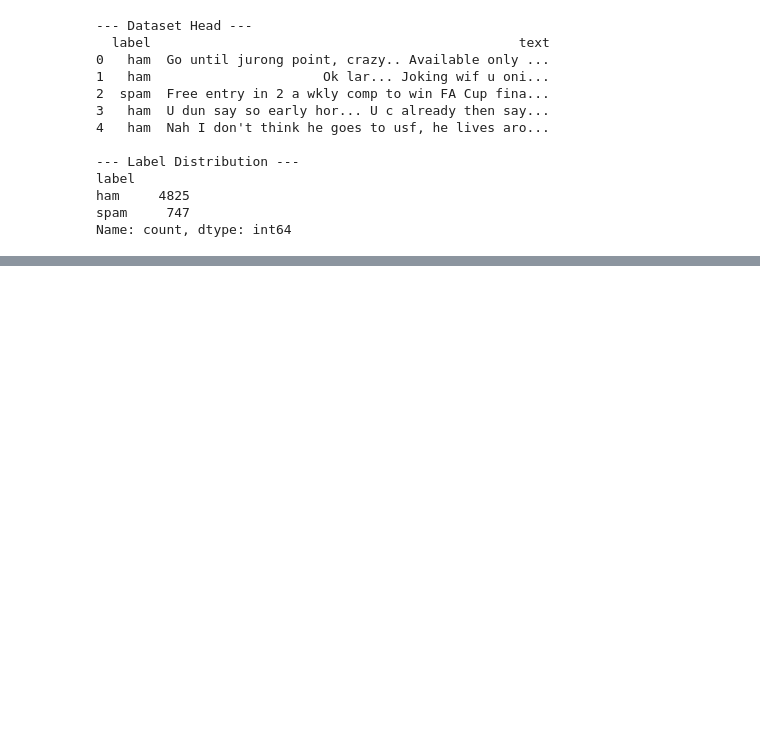
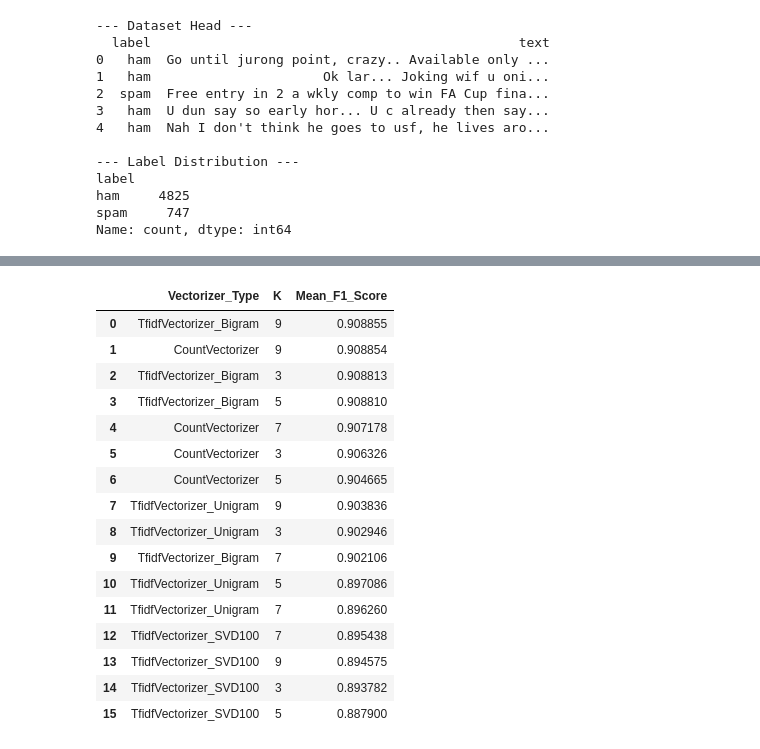
Before and after one commit to liorma6/Spam-Detection-NLP, a Jupyter notebook: spam_detection.ipynb, the cells around one changed output, grey strips where cells are left out. Cells and saved outputs as stored; diff of their text form; code cells hidden in the pictures; blank space fills up the shorter version.

```diff
--- a/spam_detection.ipynb
+++ b/spam_detection.ipynb
@@ -100,0 +215,74 @@ Note: you may need to restart the kernel to use updated packages.
+# %%
+from sklearn.base import clone
+from sklearn.metrics import f1_score
+from sklearn.model_selection import StratifiedKFold
+from sklearn.pipeline import make_pipeline
+
+vectorizer_configs = {
+    'CountVectorizer': CountVectorizer(),
+    'TfidfVectorizer_Unigram': TfidfVectorizer(),
+    'TfidfVectorizer_Bigram': TfidfVectorizer(ngram_range=(1, 2)),
+    'TfidfVectorizer_SVD100': make_pipeline(
+        TfidfVectorizer(),
+        TruncatedSVD(n_components=100, random_state=42)
+    ),
+}
+
+k_values = [3, 5, 7, 9]
+cv = StratifiedKFold(n_splits=5, shuffle=True, random_state=42)
+X_cv = X_train_balanced.reset_index(drop=True)
+y_cv = y_train_balanced.reset_index(drop=True)
+
+grid_search_results = []
+
+for vectorizer_name, vectorizer in vectorizer_configs.items():
+    for k in k_values:
+        fold_scores = []
+
+        for train_idx, val_idx in cv.split(X_cv, y_cv):
+            X_fold_train = X_cv.iloc[train_idx]
+            X_fold_val = X_cv.iloc[val_idx]
+            y_fold_train = y_cv.iloc[train_idx]
+            y_fold_val = y_cv.iloc[val_idx]
+
+            current_vectorizer = clone(vectorizer)
+            X_fold_train_vec = current_vectorizer.fit_transform(X_fold_train)
+            X_fold_val_vec = current_vectorizer.transform(X_fold_val)
+
+            knn = SimpleKNN(k=k)
+            knn.fit(X_fold_train_vec, y_fold_train)
+            y_pred = knn.predict(X_fold_val_vec)
+
+            fold_scores.append(f1_score(y_fold_val, y_pred, average='macro'))
+
+        grid_search_results.append({
+            'Vectorizer_Type': vectorizer_name,
+            'K': k,
+            'Mean_F1_Score': np.mean(fold_scores)
+        })
+
+grid_search_df = pd.DataFrame(grid_search_results)
+grid_search_df = grid_search_df.sort_values(
+    by='Mean_F1_Score',
+    ascending=False
+).reset_index(drop=True)
+
+grid_search_df
+# %% [output]
+|  | Vectorizer_Type | K | Mean_F1_Score |
+| 0 | TfidfVectorizer_Bigram | 9 | 0.908855 |
+| 1 | CountVectorizer | 9 | 0.908854 |
+| 2 | TfidfVectorizer_Bigram | 3 | 0.908813 |
+| 3 | TfidfVectorizer_Bigram | 5 | 0.908810 |
+| 4 | CountVectorizer | 7 | 0.907178 |
+| 5 | CountVectorizer | 3 | 0.906326 |
+| 6 | CountVectorizer | 5 | 0.904665 |
+| 7 | TfidfVectorizer_Unigram | 9 | 0.903836 |
+| 8 | TfidfVectorizer_Unigram | 3 | 0.902946 |
+| 9 | TfidfVectorizer_Bigram | 7 | 0.902106 |
+| 10 | TfidfVectorizer_Unigram | 5 | 0.897086 |
+| 11 | TfidfVectorizer_Unigram | 7 | 0.896260 |
+| 12 | TfidfVectorizer_SVD100 | 7 | 0.895438 |
+| 13 | TfidfVectorizer_SVD100 | 9 | 0.894575 |
+| 14 | TfidfVectorizer_SVD100 | 3 | 0.893782 |
+| 15 | TfidfVectorizer_SVD100 | 5 | 0.887900 |
```
Also changed, not shown: parts of 7 cells of this notebook.
